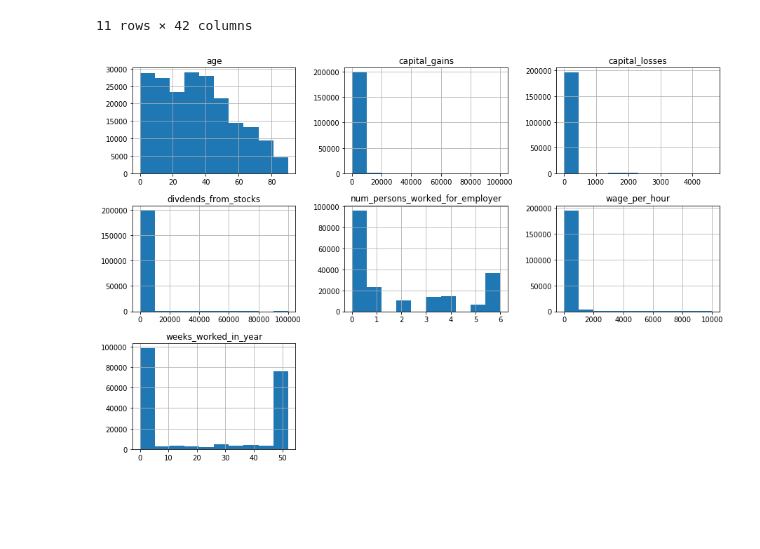
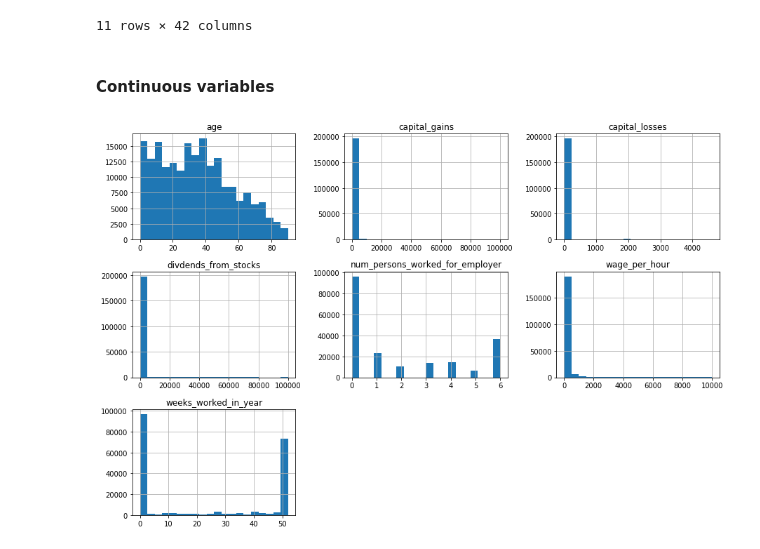
Before and after one commit to alexandreguerin/us-census, a Jupyter notebook: us-census.ipynb, the cells around one changed output. Cells and saved outputs as stored; diff of their text form; code cells hidden in the pictures; blank space fills up the shorter version.

Commit message:
wip : pursuing data visualization

```diff
--- a/us-census.ipynb
+++ b/us-census.ipynb
@@ -20,7 +19,7 @@ os.listdir('data')
  'census_income_metadata.txt']
 # %%
 # collecting the features from an extract of the metadata file
-with open('data/features.txt') as f:
+with open('data/features.txt', 'r') as f:
     l = f.readlines()
     features = {}
     for f in l:
@@ -94,12 +93,14 @@ train.describe(include='all')
 | 75% | 50.000000 | NaN | 33.000000 | 26.000000 | NaN | 0.000000 | NaN | NaN | NaN | NaN | ... | ... |
 | max | 90.000000 | NaN | 51.000000 | 46.000000 | NaN | 9999.000000 | NaN | NaN | NaN | NaN | ... | ... |
 11 rows × 42 columns
+# %% [markdown]
+#### Continuous variables
 # %%
-categorical_variables = ['AAGE', 'AHRSPAY', 'CAPGAIN', 'CAPLOSS', 'DIVVAL', 'NOEMP', 'WKSWORK']
+continuous_vars = ['AAGE', 'AHRSPAY', 'CAPGAIN', 'CAPLOSS', 'DIVVAL', 'NOEMP', 'WKSWORK']
 
-train[categorical_variables]\
-    .rename(columns={c: features[c] for c in categorical_variables})\
-    .hist(figsize=(15,10))
+train[continuous_vars]\
+    .rename(columns={c: features[c] for c in continuous_vars})\
+    .hist(figsize=(15,10), bins=20)
 plt.show()
 # %% [output]
-[figure, old version]
+[figure, new version]
```
Also changed, not shown: parts of 5 cells of this notebook.
